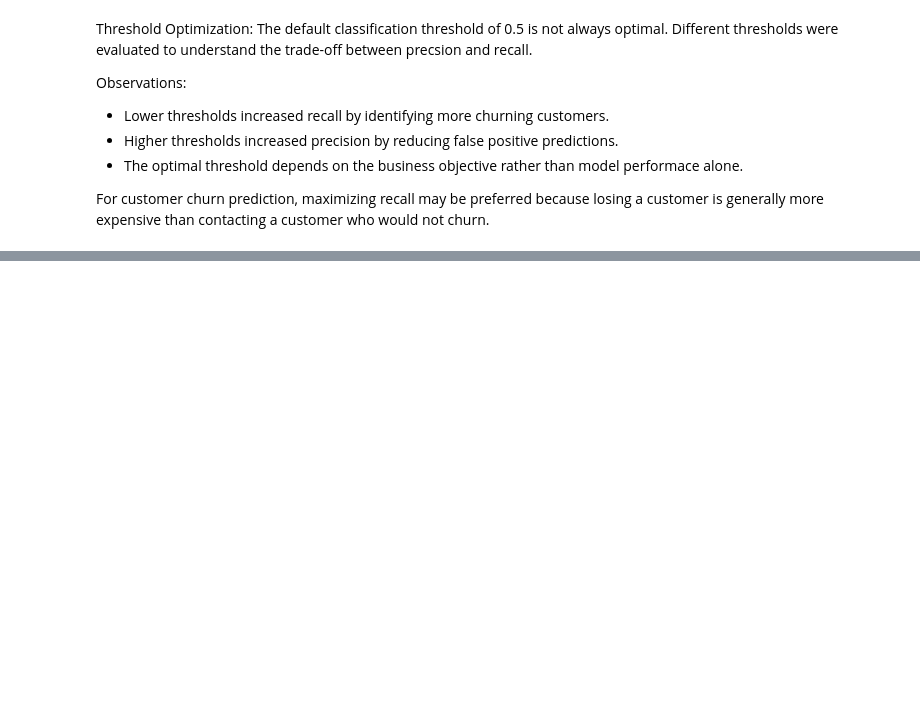
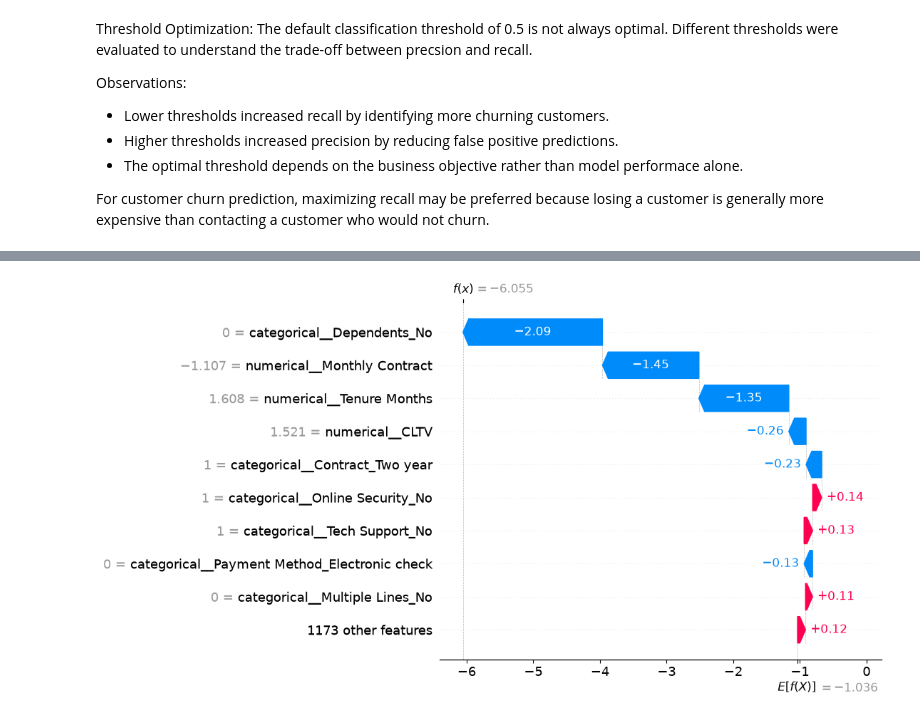
Before and after one commit to dishant-0-0/Customer-Churn-Prediction-Platform, a Jupyter notebook: notebooks/04_modeling.ipynb, the cells around one changed output, grey strips where cells are left out. Cells and saved outputs as stored; diff of their text form; code cells hidden in the pictures; blank space fills up the shorter version.

```diff
--- a/notebooks/04_model_experiments.ipynb
+++ b/notebooks/04_modeling.ipynb
@@ -495,0 +545,9 @@ cm = Confusion
+# %%
+customer = 15
+
+customer_shap = shap_values[customer]
+if hasattr(X_test_processed, "toarray"):
+    customer_shap.data = X_test_processed[customer].toarray().ravel()
+shap.plots.waterfall(customer_shap)
+# %% [output]
+[figure, added]
```
Also changed, not shown: parts of 9 cells of this notebook, 14 other files.
